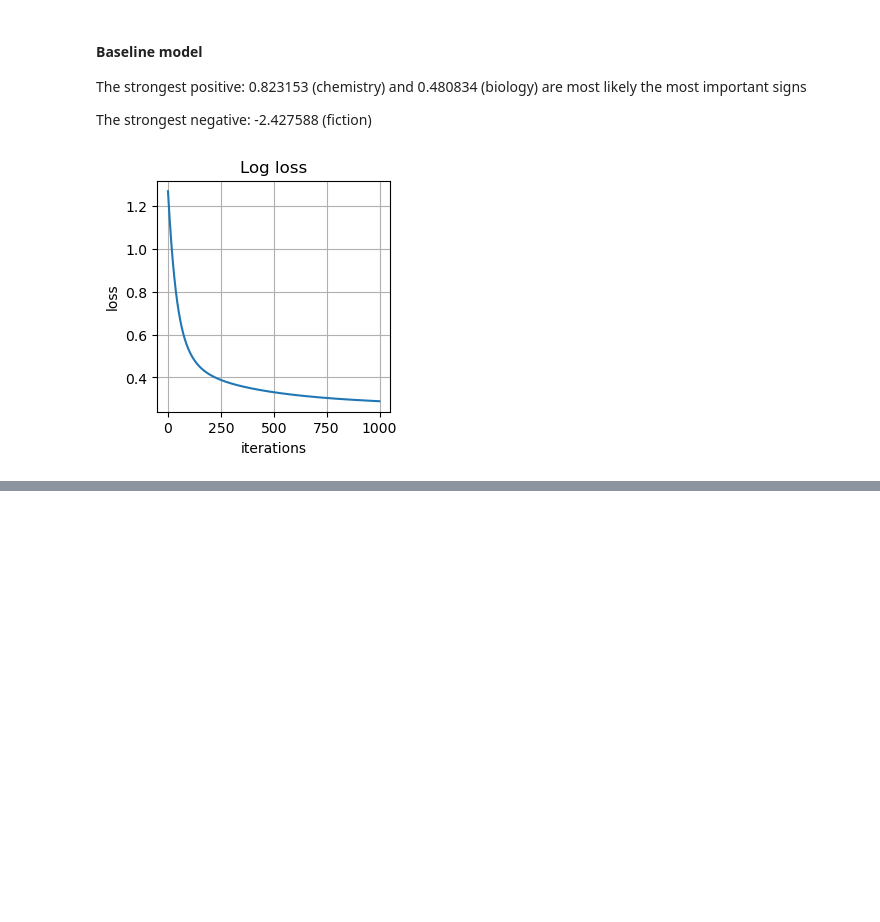
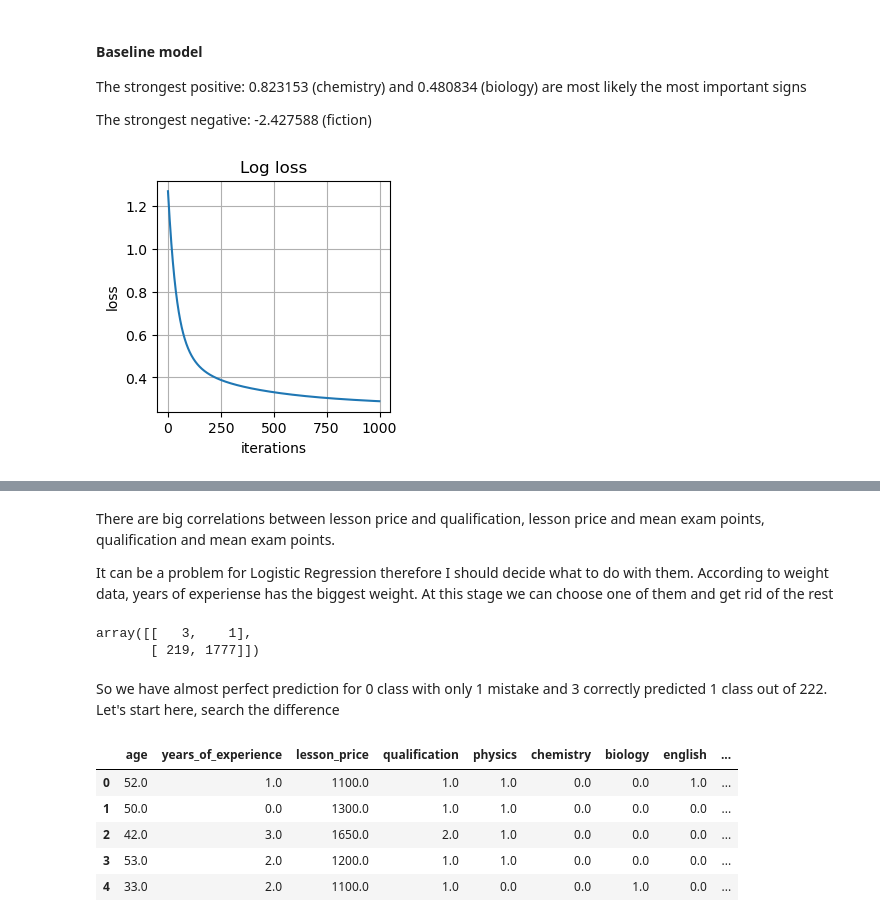
Before and after one commit to SpaceMakerc/tutor_prediction, a Jupyter notebook: predict_model_v1.ipynb, the cells around one changed output, grey strips where cells are left out. Saved outputs shown, nothing was run; the diff lists cells and outputs as text; code cells hidden in the pictures; blank space fills up the shorter version.

```diff
--- a/predict_model_v1.ipynb
+++ b/predict_model_v1.ipynb
@@ -1020,0 +1055,25 @@ Baseline ROC-AUC is 0.834, wich is quite good for classifier, but regarding the
+# %% [markdown]
+There are big correlations between lesson price and qualification, lesson price and mean exam points, qualification and mean exam points.
+
+It can be a problem for Logistic Regression therefore I should decide what to do with them. According to weight data, years of experiense has the biggest weight. At this stage we can choose one of them and get rid of the rest
+# %%
+evaluator.confusion_matrix
+# %% [output]
+array([[   3,    1],
+       [ 219, 1777]])
+# %% [markdown]
+So we have almost perfect prediction for 0 class with only 1 mistake and 3 correctly predicted 1 class out of 222. Let's start here, search the difference
+# %%
+fn_idx = np.where((y_valid == 1) & (valid_predictions == 0))
+tn_idx = np.where((y_valid == 0) & (valid_predictions == 0))
+# %%
+df_class1 = pd.DataFrame(X_valid[fn_idx], columns=df_train.columns[:-1])
+df_class0 = pd.DataFrame(X_valid[tn_idx], columns=df_train.columns[:-1])
+df_class1.head()
+# %% [output]
+|  | age | years_of_experience | lesson_price | qualification | physics | chemistry | biology | english | ... |
+| 0 | 52.0 | 1.0 | 1100.0 | 1.0 | 1.0 | 0.0 | 0.0 | 1.0 | ... |
+| 1 | 50.0 | 0.0 | 1300.0 | 1.0 | 1.0 | 0.0 | 0.0 | 0.0 | ... |
+| 2 | 42.0 | 3.0 | 1650.0 | 2.0 | 1.0 | 0.0 | 0.0 | 0.0 | ... |
+| 3 | 53.0 | 2.0 | 1200.0 | 1.0 | 1.0 | 0.0 | 0.0 | 0.0 | ... |
+| 4 | 33.0 | 2.0 | 1100.0 | 1.0 | 0.0 | 0.0 | 1.0 | 0.0 | ... |
```
Also changed, not shown: parts of 23 cells of this notebook.
